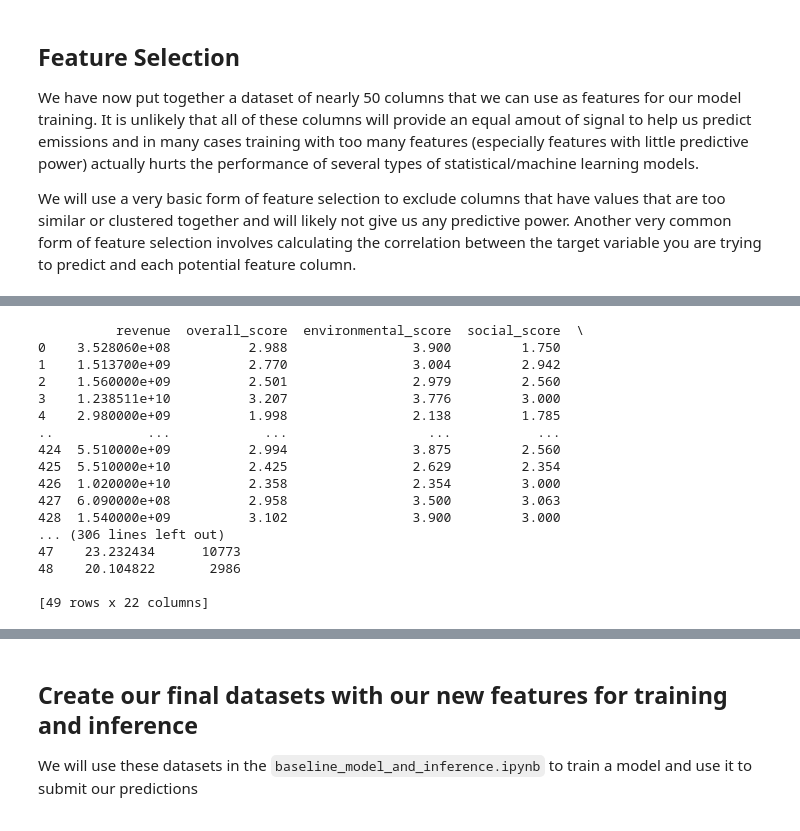
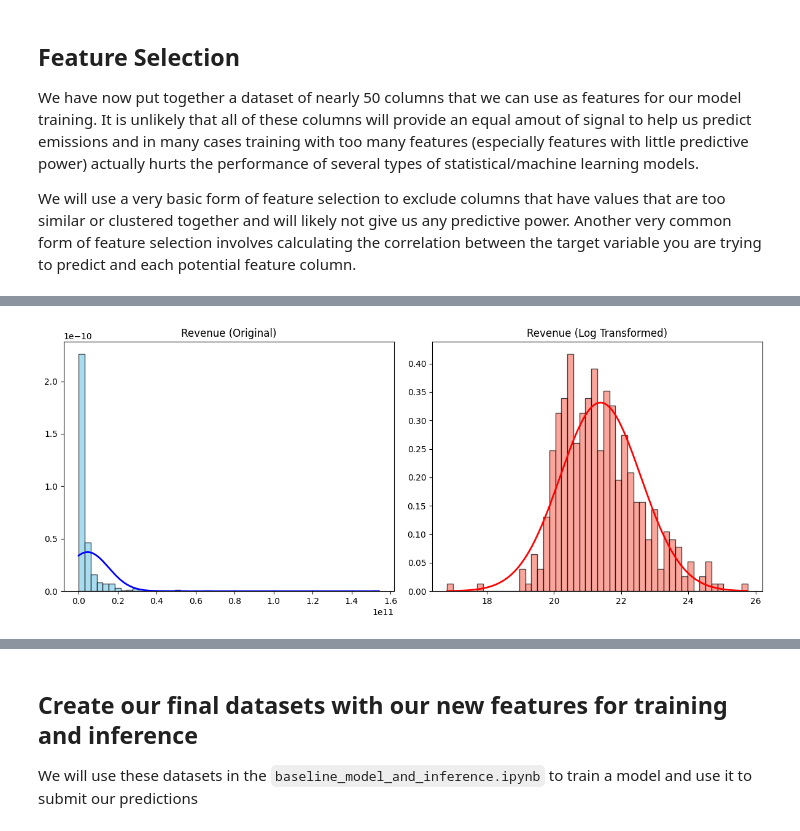
Before and after one commit to HariniSolai/fitch-codeathon2025Team3, a Jupyter notebook: notebooks/basic_feature_engineering.ipynb, the cells around one changed output, grey strips where cells are left out. Saved outputs shown, nothing was run; the diff lists cells and outputs as text; code cells hidden in the pictures.

```diff
--- a/notebooks/basic_feature_engineering.ipynb
+++ b/notebooks/basic_feature_engineering.ipynb
@@ -201,31 +279,39 @@ test['revenue_log'] = np.log1p(test['revenue'])
 
 # Add the new feature to the selected features list
 selected_features.append('revenue_log')
-
-#create new dataframes with the selected features and entity_id and target variables
-final_train = train[selected_features + ['entity_id','target_scope_1', 'target_scope_2']]
-final_test = test[selected_features + ['entity_id']]
-
-final_train.to_pickle(path='final_train.pkl')
-final_test.to_pickle(path='final_test.pkl')
-
-print(final_train)
-print(final_test)
-# %% [output]
-          revenue  overall_score  environmental_score  social_score  \
-0    3.528060e+08          2.988                3.900         1.750
-1    1.513700e+09          2.770                3.004         2.942
-2    1.560000e+09          2.501                2.979         2.560
-3    1.238511e+10          3.207                3.776         3.000
-4    2.980000e+09          1.998                2.138         1.785
-..            ...            ...                  ...           ...
-424  5.510000e+09          2.994                3.875         2.560
-425  5.510000e+10          2.425                2.629         2.354
-426  1.020000e+10          2.358                2.354         3.000
-427  6.090000e+08          2.958                3.500         3.063
-428  1.540000e+09          3.102                3.900         3.000
-... (306 lines left out)
-47    23.232434      10773
-48    20.104822       2986
-
-[49 rows x 22 columns]
+# %%
+
+
+import matplotlib.pyplot as plt
+import numpy as np
+
+plt.figure(figsize=(12,5))
+
+# Original Revenue
+plt.subplot(1,2,1)
+plt.hist(train['revenue'], bins=50, color='skyblue', edgecolor='black', alpha=0.7, density=True)
+
+# Overlay KDE using numpy
+revenue_values = np.linspace(train['revenue'].min(), train['revenue'].max(), 1000)
+revenue_kde = (1/(train['revenue'].std() * np.sqrt(2*np.pi)) *
+               np.exp(-0.5*((revenue_values - train['revenue'].mean())/train['revenue'].std())**2))
+plt.plot(revenue_values, revenue_kde, color='blue', lw=2)
+
+plt.title('Revenue (Original)')
+
+# Log-Transformed Revenue
+plt.subplot(1,2,2)
+plt.hist(train['revenue_log'], bins=50, color='salmon', edgecolor='black', alpha=0.7, density=True)
+
+# Overlay KDE using numpy
+revenue_log_values = np.linspace(train['revenue_log'].min(), train['revenue_log'].max(), 1000)
+revenue_log_kde = (1/(train['revenue_log'].std() * np.sqrt(2*np.pi)) *
+                   np.exp(-0.5*((revenue_log_values - train['revenue_log'].mean())/train['revenue_log'].std())**2))
+plt.plot(revenue_log_values, revenue_log_kde, color='red', lw=2)
+
+plt.title('Revenue (Log Transformed)')
+
+plt.tight_layout()
+plt.show()
+# %% [output]
+[figure, added]
```
Also changed, not shown: parts of 11 cells of this notebook, 3 other files.
